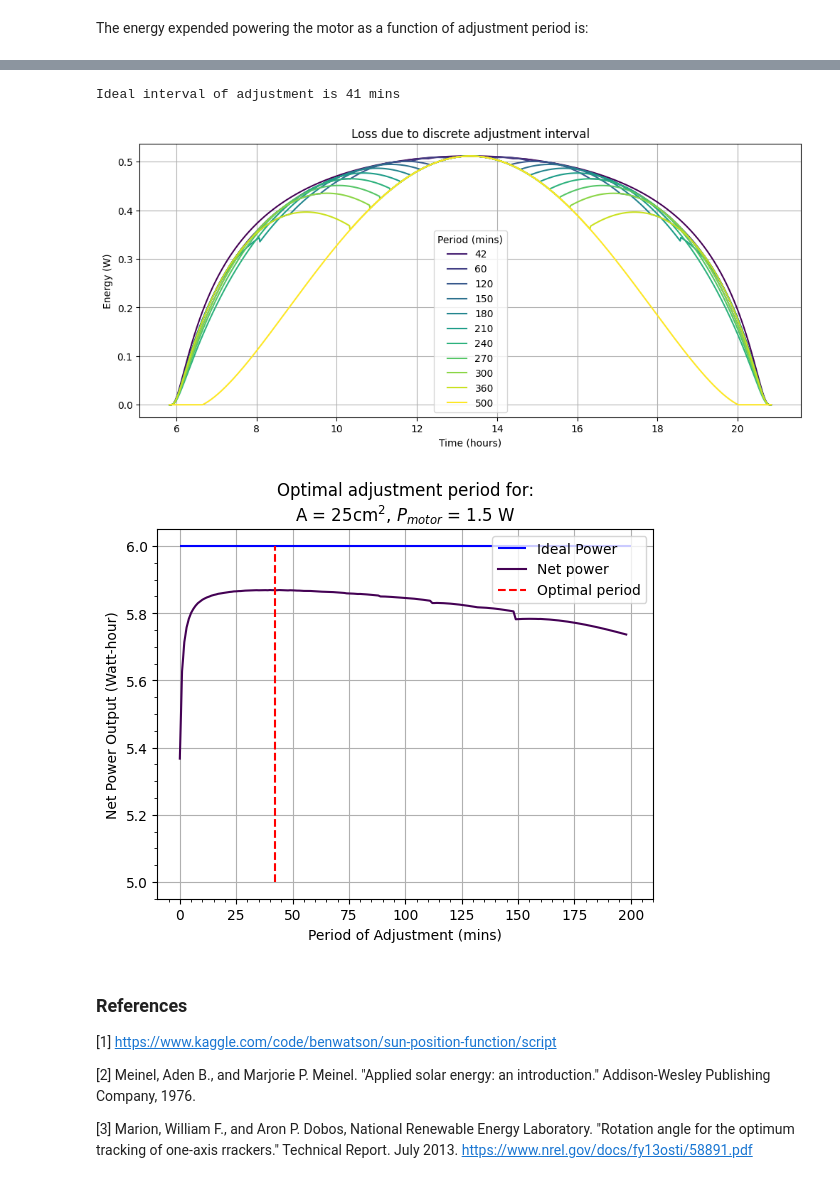
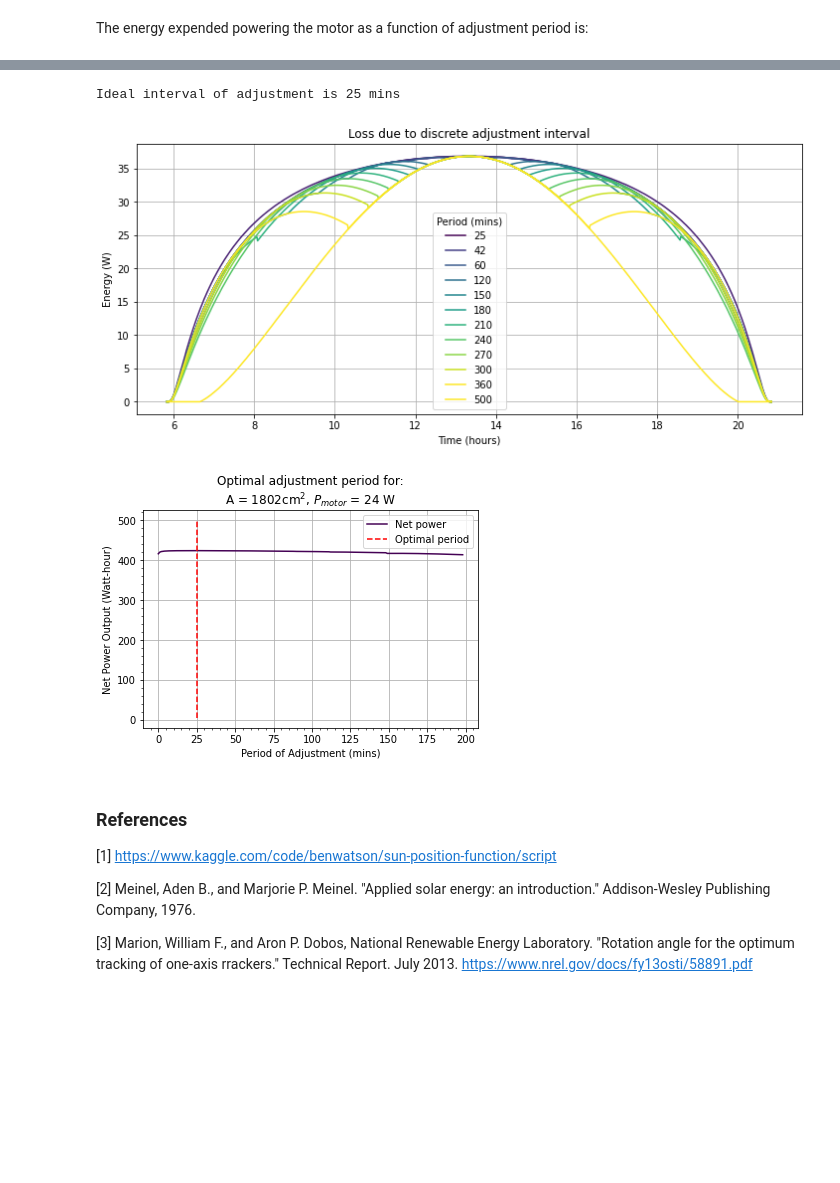
Before and after one commit to TiffanyNgai/solar_tracking, a Jupyter notebook: Assignment/SYDE361-A1-SOLN.ipynb, the cells around one changed output, grey strips where cells are left out. Drawn from its saved outputs; the diff is of its cells as text; code cells hidden in the pictures; blank space fills up the shorter version.

```diff
--- a/Assignment/SYDE361-A1-SOLN.ipynb
+++ b/Assignment/SYDE361-A1-SOLN.ipynb
@@ -813,7 +813,7 @@ def power(el, az, area, period, motor_power, ret_error = False):
     power_harvested = np.trapz(power,dx=1/60) #watt-hours
 
     # number of changes/3600 (hours of movement) * 1.5 watts
-    power_expended = tx.shape[0]/3600*1.5 #watt hours
+    power_expended = tx.shape[0]/3600*motor_power #watt hours
 
     # objective function
     total = power_harvested - power_expended #watt hours
@@ -827,17 +827,17 @@ def power(el, az, area, period, motor_power, ret_error = False):
         return total
 
 period= np.arange(1,200)#mins
-m_power = 1.5 #Watts
-area = 25 # cm^2
+m_power = 24 #Watts
+area = 1802 # cm^2
 p = np.array([power(Wjun[:,1],Wjun[:,0],area,x,m_power) for x in period])
 print('Ideal interval of adjustment is ' + str(period[p.argmax()]) + ' mins')
 # %% [output]
-Ideal interval of adjustment is 41 mins
+Ideal interval of adjustment is 25 mins
 # %%
 plt.rcParams["axes.prop_cycle"] = plt.cycler("color", plt.cm.viridis(np.linspace(0,4.5)))
 plt.figure(figsize=[12,5])
 time = np.arange(0,1440)/60
-for t in [42, 60, 120, 150, 180, 210, 240, 270, 300,360,500]:
+for t in [25, 42, 60, 120, 150, 180, 210, 240, 270, 300,360,500]:
     err, power_ideal, power_true,Rd = power(Wjun[:,1],Wjun[:,0],area,t,m_power,ret_error = True)
     if t == 42:
         plt.plot(time[Wjun[:,1]>0],power_ideal)
@@ -849,20 +849,20 @@ plt.legend(title='Period (mins)')
 plt.grid()
 plt.show()
 # %% [output]
-[figure, old version]
+[figure, new version]
 # %%
-plt.hlines(y = 6, xmin=0,xmax=200,label='Ideal Power',color='b')
+# plt.hlines(y = 6, xmin=0,xmax=200,label='Ideal Power',color='b')
 plt.plot(p,label='Net power')
 plt.xlabel('Period of Adjustment (mins)')
 plt.ylabel('Net Power Output (Watt-hour)')
-plt.vlines(x=42,ymax=6,ymin=5,color='red',linestyles='--',label='Optimal period')
-plt.title('Optimal adjustment period for:\nA = 25cm$^2$, $P_{motor}$ = 1.5 W')
+plt.vlines(x=25,ymax=500,ymin=5,color='red',linestyles='--',label='Optimal period')
+plt.title('Optimal adjustment period for:\nA = 1802cm$^2$, $P_{motor}$ = 24 W')
 plt.legend()
 plt.minorticks_on()
 plt.grid()
 plt.show()
 # %% [output]
-[figure, old version]
+[figure, new version]
 # %% [markdown]
 ### References
 [1] https://www.kaggle.com/code/benwatson/sun-position-function/script
```
Also changed, not shown: parts of 14 cells of this notebook, 3 other files.
